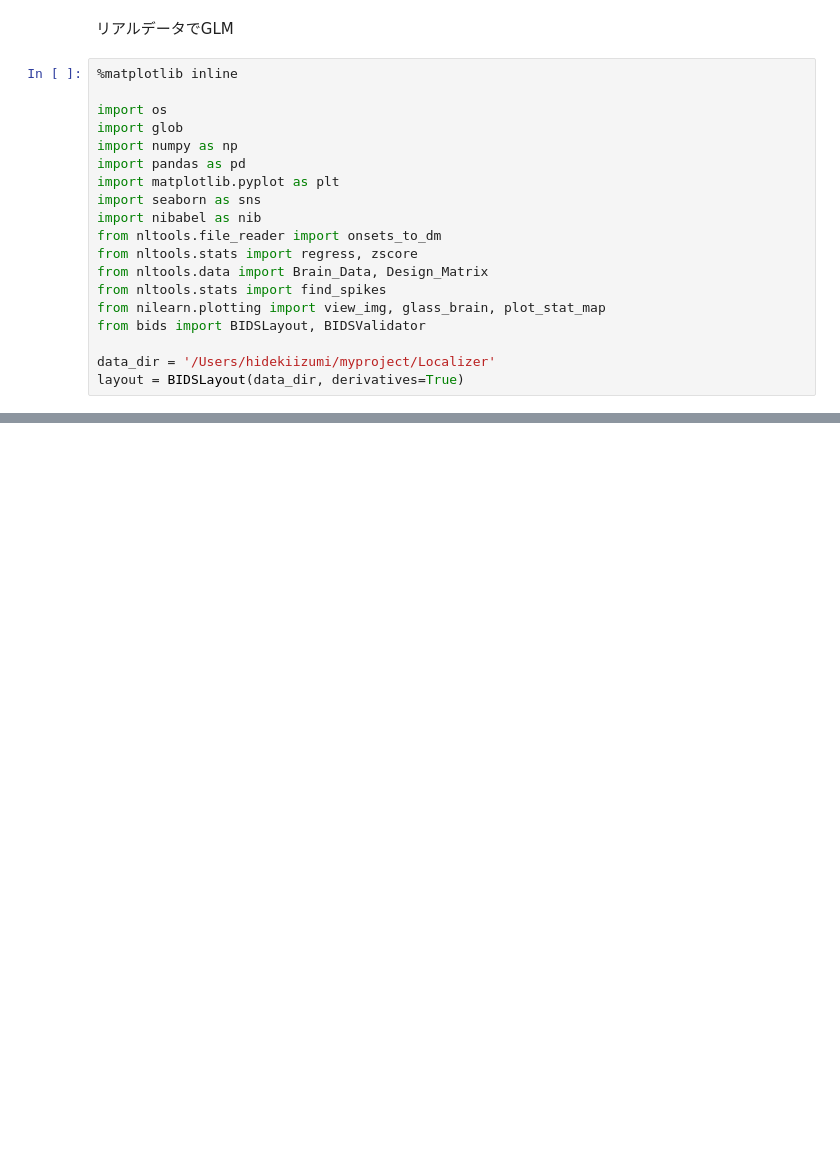
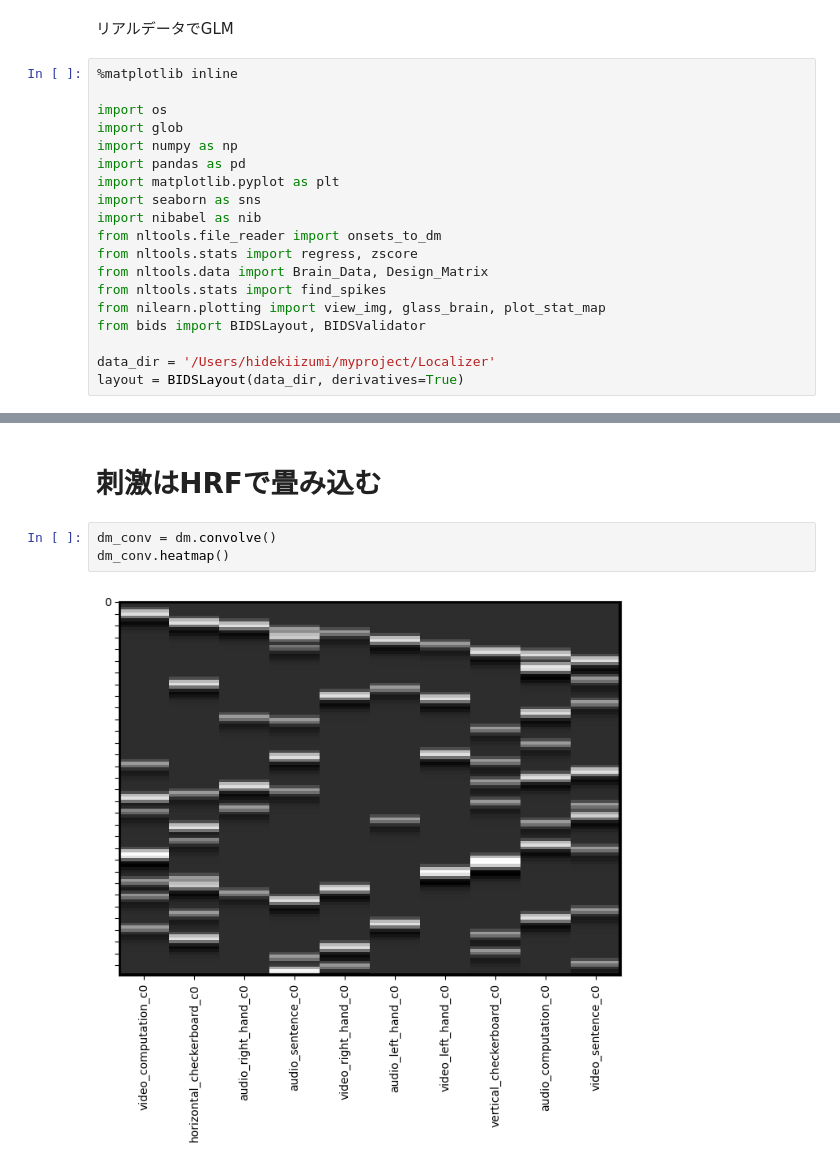
Before and after one commit to izpyon/dartbrains-exercise, a Jupyter notebook: codes_jp/06_GLM_Single_Subject_Model.ipynb, the cells around one changed output, grey strips where cells are left out. Cells and saved outputs as stored; diff of their text form; blank space fills up the shorter version.

```diff
--- a/codes_jp/06_GLM_Single_Subject_Model.ipynb
+++ b/codes_jp/06_GLM_Single_Subject_Model.ipynb
@@ -47,0 +87,7 @@ Pinel Localizerタスクは、視覚認識、指のタッピング、言語、
+# %% [markdown]
+# 刺激はHRFで畳み込む
+# %%
+dm_conv = dm.convolve()
+dm_conv.heatmap()
+# %% [output]
+[figure, added]
```
Also changed, not shown: parts of 26 cells of this notebook.
